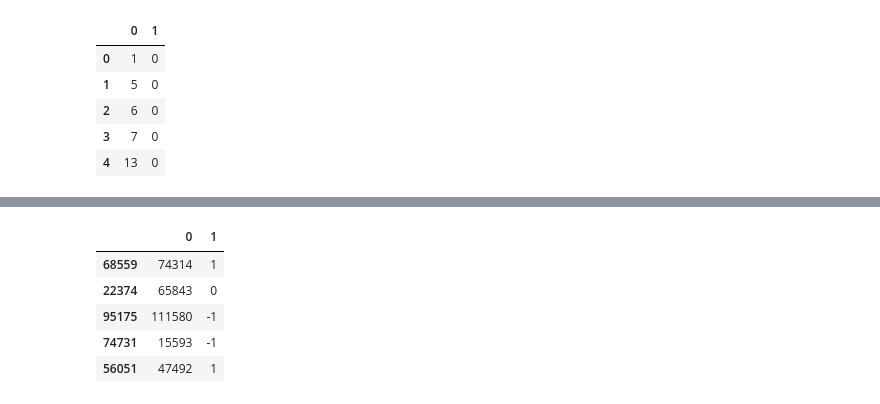
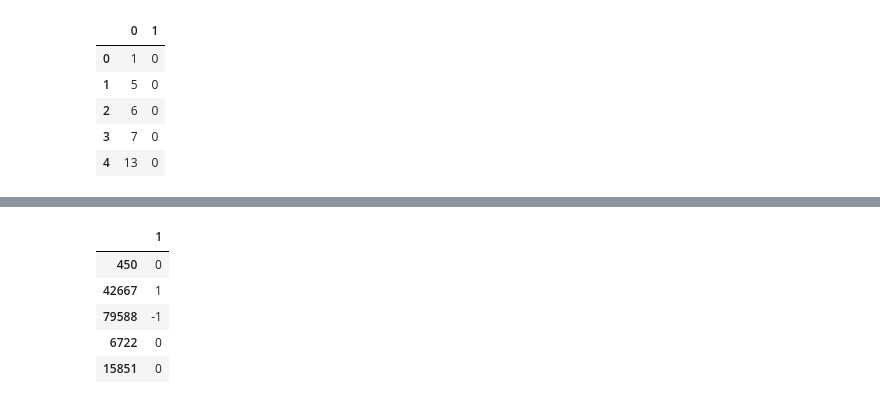
Before and after one commit to MinSuan96/TwitterSA, a Jupyter notebook: code/data-splitting.ipynb, the cells around one changed output, grey strips where cells are left out. Cells and saved outputs as stored; diff of their text form; code cells hidden in the pictures.

```diff
--- a/code/data-splitting.ipynb
+++ b/code/data-splitting.ipynb
@@ -57,3 +71,0 @@ len(data.loc[data['sentiment'] == 'positive'])
-# %%
-data = data[['text']].append(data[['sentiment']])
-data.head(5)
@@ -86,6 +88,10 @@ y.head(5)
 | 3 | 7 | 0 |
 | 4 | 13 | 0 |
 # %%
-X_train, X_test, y_train, y_test = train_test_split(data, y, test_size=0.2, random_state=42)
-print(len(X_train))
-print(len(X_test))
+def split_train_test(data, y, test_size=0.2, random_state=42):
+    X_train, X_test, y_train, y_test = train_test_split(data, y, test_size=test_size, random_state=random_state)
+    X_test = X_test.drop([1], axis=1)
+    y_test = y_test.drop([0], axis=1)
+    print(len(X_train))
+    print(len(X_test))
+    return X_train, X_test, y_train, y_test
@@ -94,0 +98,6 @@ print(len(X_test))
+# %%
+X_train0, X_test0, y_train0, y_test0 = split_train_test(data, y, test_size=0.2, random_state=990309)
+X_train1, X_test1, y_train1, y_test1 = split_train_test(data, y, test_size=0.2, random_state=910)
+X_train2, X_test2, y_train2, y_test2 = split_train_test(data, y, test_size=0.2, random_state=229)
+X_train3, X_test3, y_train3, y_test3 = split_train_test(data, y, test_size=0.2, random_state=1017)
+X_train4, X_test4, y_train4, y_test4 = split_train_test(data, y, test_size=0.2, random_state=1104)
@@ -113,9 +133,9 @@ X_test.head(5)
 # %%
-y_test.head(5)
+y_test0.head(5)
 # %% [output]
-|  | 0 | 1 |
-| 68559 | 74314 | 1 |
-| 22374 | 65843 | 0 |
-| 95175 | 111580 | -1 |
-| 74731 | 15593 | -1 |
-| 56051 | 47492 | 1 |
+|  | 1 |
+| 450 | 0 |
+| 42667 | 1 |
+| 79588 | -1 |
+| 6722 | 0 |
+| 15851 | 0 |
```
Also changed, not shown: parts of 15 cells of this notebook, 20 other files.
